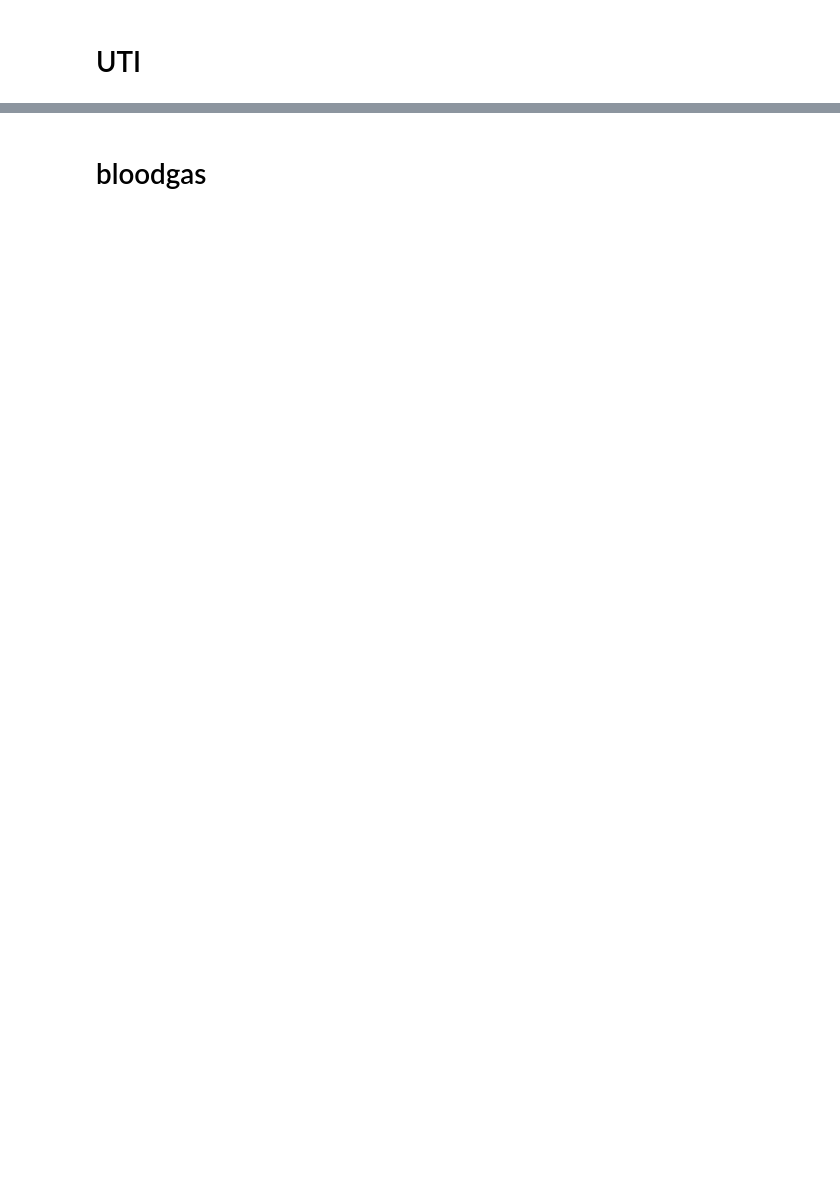
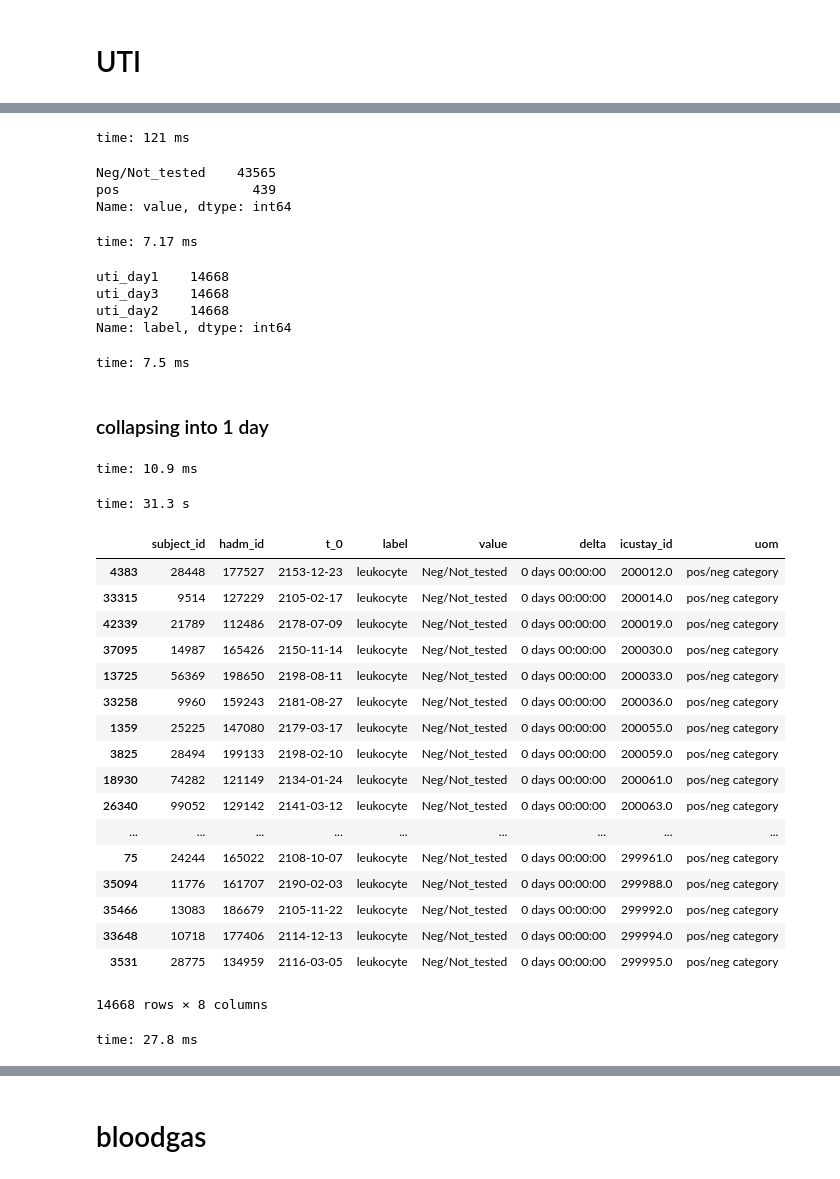
Before and after one commit to kellylinyingxin/mimiciii-antibiotics-modeling, a Jupyter notebook: notebooks/03.1-clinical_variable_prep.ipynb, the cells around one changed output, grey strips where cells are left out. Cells and saved outputs as stored; diff of their text form; code cells hidden in the pictures; blank space fills up the shorter version.

Commit message:
collapsed uti and vent categorys to 1day pos/neg
split uti into leukocytes and nitrates seperately.

collapsed leuk,nit, and vent to be a single category value for the t_0 to t_0+72 window.

```diff
--- a/notebooks/03.1-clinical_variable_prep.ipynb
+++ b/notebooks/03.1-clinical_variable_prep.ipynb
@@ -812,5 +783,5 @@ time: 65 ms
 # %%
-uti_categorization= uti_categorization(final_pt_df2, uti_all_72_pos)
+leuk_categorization, nit_categorization= uti_categorization(final_pt_df2)
 # %% [output]
 A value is trying to be set on a copy of a slice from a DataFrame.
 Try using .loc[row_indexer,col_indexer] = value instead
@@ -863,3 +850,77 @@ time: 5.33 ms
+# %%
+leuk_melt= uti_melt(leuk_categorization)
+nit_melt= uti_melt(nit_categorization)
+
+leuk_melt['uom']='pos/neg category'
+nit_melt['uom']='pos/neg category'
+# %% [output]
+time: 121 ms
+# %%
+nit_melt['value'].value_counts()
+# %% [output]
+Neg/Not_tested    43565
+pos                 439
+Name: value, dtype: int64
+time: 7.17 ms
+# %%
+leuk_melt['label'].value_counts()
+# %% [output]
+uti_day1    14668
+uti_day3    14668
+uti_day2    14668
+Name: label, dtype: int64
+time: 7.5 ms
+# %% [markdown]
+### collapsing into 1 day
+# %%
+def uti_window_categorizer(x):
+    if 'pos' in list(x.unique()):
+        x= 'pos'
+    elif 'Neg/Not_tested' in list(x.unique()):
+        x= 'Neg/Not_tested'
+
+    return(x)
+
+#ventcategory_1day_df=ventcategory_df.groupby('icustay_id',as_index=False)['value'].transform(vent_day_collapser)
+
+def uti_day_collapser(uti_melt):
+    uti_1day_df= uti_melt
+    uti_1day_df['value']=uti_melt.groupby('icustay_id',as_index=False)['value'].transform(uti_window_categorizer)
+    uti_1day_df= uti_1day_df.drop_duplicates(['icustay_id','value']).sort_values('icustay_id') #
+    uti_1day_df= uti_1day_df.loc[uti_1day_df.loc[:,'icustay_id'].isin(icustay_id),:] #had icustay ids not in final cohort
+    return(uti_1day_df)
+# %% [output]
+time: 10.9 ms
+# %%
+leuk_melt_1day= uti_day_collapser(leuk_melt)
+leuk_melt_1day['label']= 'leukocyte'
+
+nit_melt_1day= uti_day_collapser(nit_melt)
+nit_melt_1day['label']= 'leukocyte'
+# %% [output]
+time: 31.3 s
+# %%
+leuk_melt_1day
+# %% [output]
+|  | subject_id | hadm_id | t_0 | label | value | delta | icustay_id | uom |
+| 4383 | 28448 | 177527 | 2153-12-23 | leukocyte | Neg/Not_tested | 0 days 00:00:00 | 200012.0 | pos/neg category |
+| 33315 | 9514 | 127229 | 2105-02-17 | leukocyte | Neg/Not_tested | 0 days 00:00:00 | 200014.0 | pos/neg category |
+| 42339 | 21789 | 112486 | 2178-07-09 | leukocyte | Neg/Not_tested | 0 days 00:00:00 | 200019.0 | pos/neg category |
+| 37095 | 14987 | 165426 | 2150-11-14 | leukocyte | Neg/Not_tested | 0 days 00:00:00 | 200030.0 | pos/neg category |
+| 13725 | 56369 | 198650 | 2198-08-11 | leukocyte | Neg/Not_tested | 0 days 00:00:00 | 200033.0 | pos/neg category |
+| 33258 | 9960 | 159243 | 2181-08-27 | leukocyte | Neg/Not_tested | 0 days 00:00:00 | 200036.0 | pos/neg category |
+| 1359 | 25225 | 147080 | 2179-03-17 | leukocyte | Neg/Not_tested | 0 days 00:00:00 | 200055.0 | pos/neg category |
+| 3825 | 28494 | 199133 | 2198-02-10 | leukocyte | Neg/Not_tested | 0 days 00:00:00 | 200059.0 | pos/neg category |
+| 18930 | 74282 | 121149 | 2134-01-24 | leukocyte | Neg/Not_tested | 0 days 00:00:00 | 200061.0 | pos/neg category |
+| 26340 | 99052 | 129142 | 2141-03-12 | leukocyte | Neg/Not_tested | 0 days 00:00:00 | 200063.0 | pos/neg category |
+| ... | ... | ... | ... | ... | ... | ... | ... | ... |
+| 75 | 24244 | 165022 | 2108-10-07 | leukocyte | Neg/Not_tested | 0 days 00:00:00 | 299961.0 | pos/neg category |
+| 35094 | 11776 | 161707 | 2190-02-03 | leukocyte | Neg/Not_tested | 0 days 00:00:00 | 299988.0 | pos/neg category |
+| 35466 | 13083 | 186679 | 2105-11-22 | leukocyte | Neg/Not_tested | 0 days 00:00:00 | 299992.0 | pos/neg category |
+| 33648 | 10718 | 177406 | 2114-12-13 | leukocyte | Neg/Not_tested | 0 days 00:00:00 | 299994.0 | pos/neg category |
+| 3531 | 28775 | 134959 | 2116-03-05 | leukocyte | Neg/Not_tested | 0 days 00:00:00 | 299995.0 | pos/neg category |
+14668 rows × 8 columns
+time: 27.8 ms
 # %%
 # pd.DataFrame(uti_all_72_notnull).to_csv(Path(
 #     wd+'/data/processed/%s_uti_all_72_notnull.csv' %(date)))
```
Also changed, not shown: parts of 108 cells of this notebook, 1 other file.
